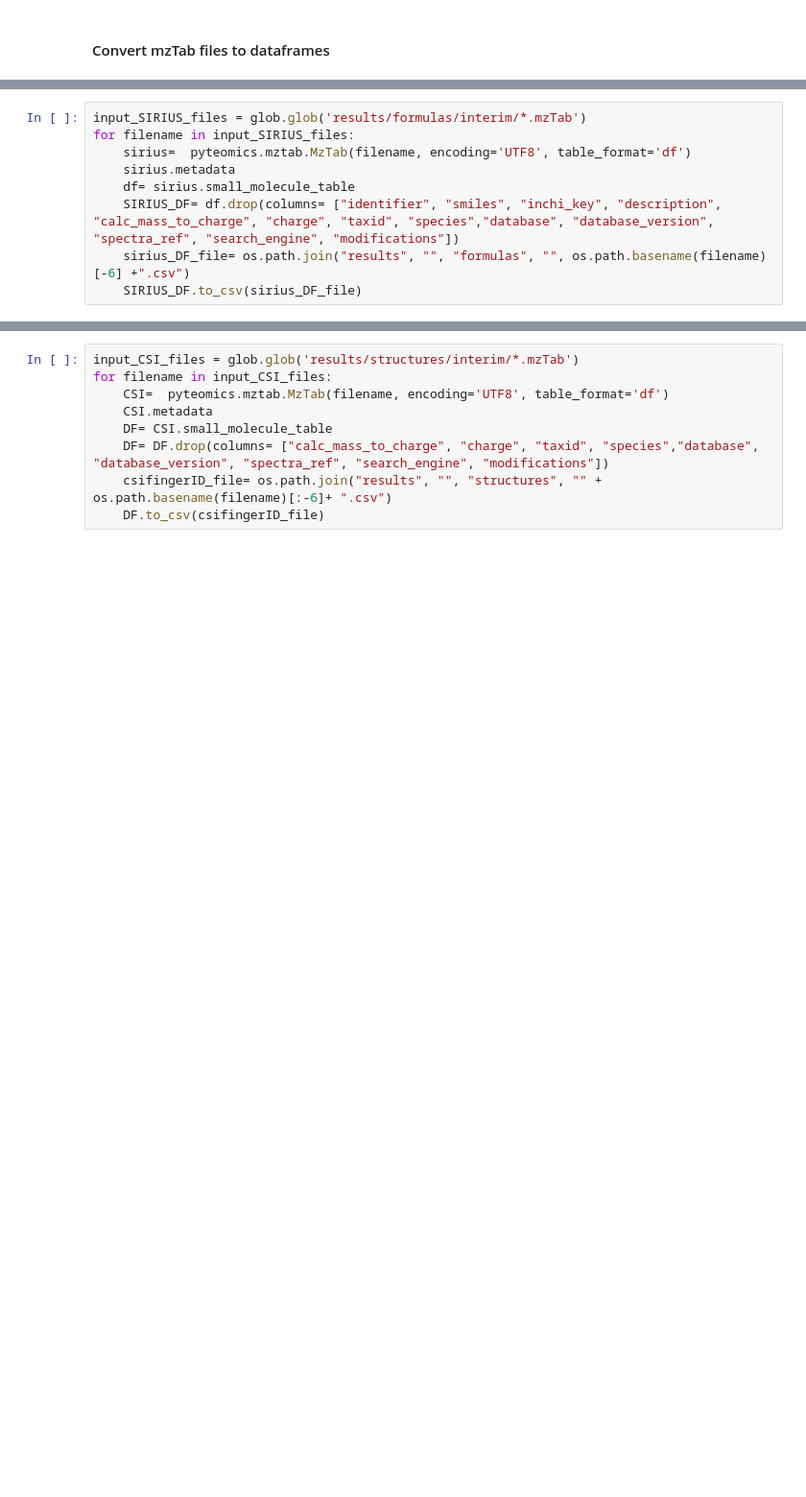
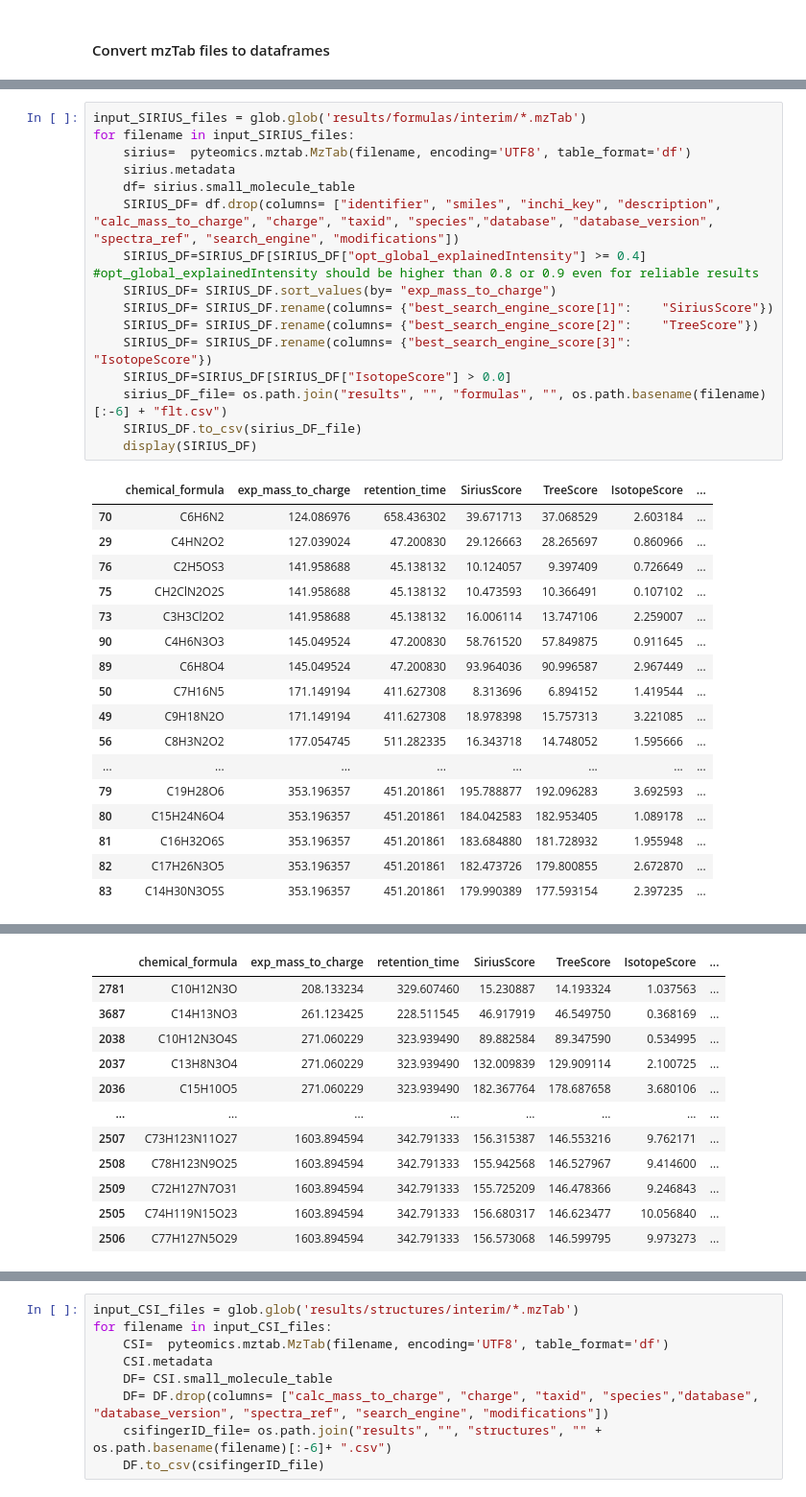
Before and after one commit to eeko-kon/pyOpenMS_UmetaFlow, a Jupyter notebook: OpenMS_workflow.ipynb, the cells around one changed output, grey strips where cells are left out. Shown at 96% size. Saved outputs shown, nothing was run; the diff lists cells and outputs as text; blank space fills up the shorter version.

```diff
--- a/OpenMS_workflow.ipynb
+++ b/OpenMS_workflow.ipynb
@@ -714,9 +718,34 @@ for filename in input_mzml_files:
 # %%
 input_SIRIUS_files = glob.glob('results/formulas/interim/*.mzTab')
 for filename in input_SIRIUS_files:
     sirius=  pyteomics.mztab.MzTab(filename, encoding='UTF8', table_format='df')
     sirius.metadata
     df= sirius.small_molecule_table
     SIRIUS_DF= df.drop(columns= ["identifier", "smiles", "inchi_key", "description", "calc_mass_to_charge", "charge", "taxid", "species","database", "database_version", "spectra_ref", "search_engine", "modifications"])
-    sirius_DF_file= os.path.join("results", "", "formulas", "", os.path.basename(filename)[-6] +".csv")
+    SIRIUS_DF=SIRIUS_DF[SIRIUS_DF["opt_global_explainedIntensity"] >= 0.4] #opt_global_explainedIntensity should be higher than 0.8 or 0.9 even for reliable results
+    SIRIUS_DF= SIRIUS_DF.sort_values(by= "exp_mass_to_charge")
+    SIRIUS_DF= SIRIUS_DF.rename(columns= {"best_search_engine_score[1]":	"SiriusScore"})
+    SIRIUS_DF= SIRIUS_DF.rename(columns= {"best_search_engine_score[2]":	"TreeScore"})
+    SIRIUS_DF= SIRIUS_DF.rename(columns= {"best_search_engine_score[3]":	"IsotopeScore"})
+    SIRIUS_DF=SIRIUS_DF[SIRIUS_DF["IsotopeScore"] > 0.0]
+    sirius_DF_file= os.path.join("results", "", "formulas", "", os.path.basename(filename)[:-6] + "flt.csv")
     SIRIUS_DF.to_csv(sirius_DF_file)
+    display(SIRIUS_DF)
+# %% [output]
+|  | chemical_formula | exp_mass_to_charge | retention_time | SiriusScore | TreeScore | IsotopeScore | ... |
+| 70 | C6H6N2 | 124.086976 | 658.436302 | 39.671713 | 37.068529 | 2.603184 | ... |
+| 29 | C4HN2O2 | 127.039024 | 47.200830 | 29.126663 | 28.265697 | 0.860966 | ... |
+| 76 | C2H5OS3 | 141.958688 | 45.138132 | 10.124057 | 9.397409 | 0.726649 | ... |
+| 75 | CH2ClN2O2S | 141.958688 | 45.138132 | 10.473593 | 10.366491 | 0.107102 | ... |
+| 73 | C3H3Cl2O2 | 141.958688 | 45.138132 | 16.006114 | 13.747106 | 2.259007 | ... |
+| 90 | C4H6N3O3 | 145.049524 | 47.200830 | 58.761520 | 57.849875 | 0.911645 | ... |
+| 89 | C6H8O4 | 145.049524 | 47.200830 | 93.964036 | 90.996587 | 2.967449 | ... |
+| 50 | C7H16N5 | 171.149194 | 411.627308 | 8.313696 | 6.894152 | 1.419544 | ... |
+| 49 | C9H18N2O | 171.149194 | 411.627308 | 18.978398 | 15.757313 | 3.221085 | ... |
+| 56 | C8H3N2O2 | 177.054745 | 511.282335 | 16.343718 | 14.748052 | 1.595666 | ... |
+| ... | ... | ... | ... | ... | ... | ... | ... |
+| 79 | C19H28O6 | 353.196357 | 451.201861 | 195.788877 | 192.096283 | 3.692593 | ... |
+| 80 | C15H24N6O4 | 353.196357 | 451.201861 | 184.042583 | 182.953405 | 1.089178 | ... |
+| 81 | C16H32O6S | 353.196357 | 451.201861 | 183.684880 | 181.728932 | 1.955948 | ... |
+| 82 | C17H26N3O5 | 353.196357 | 451.201861 | 182.473726 | 179.800855 | 2.672870 | ... |
+| 83 | C14H30N3O5S | 353.196357 | 451.201861 | 179.990389 | 177.593154 | 2.397235 | ... |
@@ -722,0 +769,12 @@ for filename in input_SIRIUS_files:
+|  | chemical_formula | exp_mass_to_charge | retention_time | SiriusScore | TreeScore | IsotopeScore | ... |
+| 2781 | C10H12N3O | 208.133234 | 329.607460 | 15.230887 | 14.193324 | 1.037563 | ... |
+| 3687 | C14H13NO3 | 261.123425 | 228.511545 | 46.917919 | 46.549750 | 0.368169 | ... |
+| 2038 | C10H12N3O4S | 271.060229 | 323.939490 | 89.882584 | 89.347590 | 0.534995 | ... |
+| 2037 | C13H8N3O4 | 271.060229 | 323.939490 | 132.009839 | 129.909114 | 2.100725 | ... |
+| 2036 | C15H10O5 | 271.060229 | 323.939490 | 182.367764 | 178.687658 | 3.680106 | ... |
+| ... | ... | ... | ... | ... | ... | ... | ... |
+| 2507 | C73H123N11O27 | 1603.894594 | 342.791333 | 156.315387 | 146.553216 | 9.762171 | ... |
+| 2508 | C78H123N9O25 | 1603.894594 | 342.791333 | 155.942568 | 146.527967 | 9.414600 | ... |
+| 2509 | C72H127N7O31 | 1603.894594 | 342.791333 | 155.725209 | 146.478366 | 9.246843 | ... |
+| 2505 | C74H119N15O23 | 1603.894594 | 342.791333 | 156.680317 | 146.623477 | 10.056840 | ... |
+| 2506 | C77H127N5O29 | 1603.894594 | 342.791333 | 156.573068 | 146.599795 | 9.973273 | ... |
```
Also changed, not shown: parts of 3 cells of this notebook.
